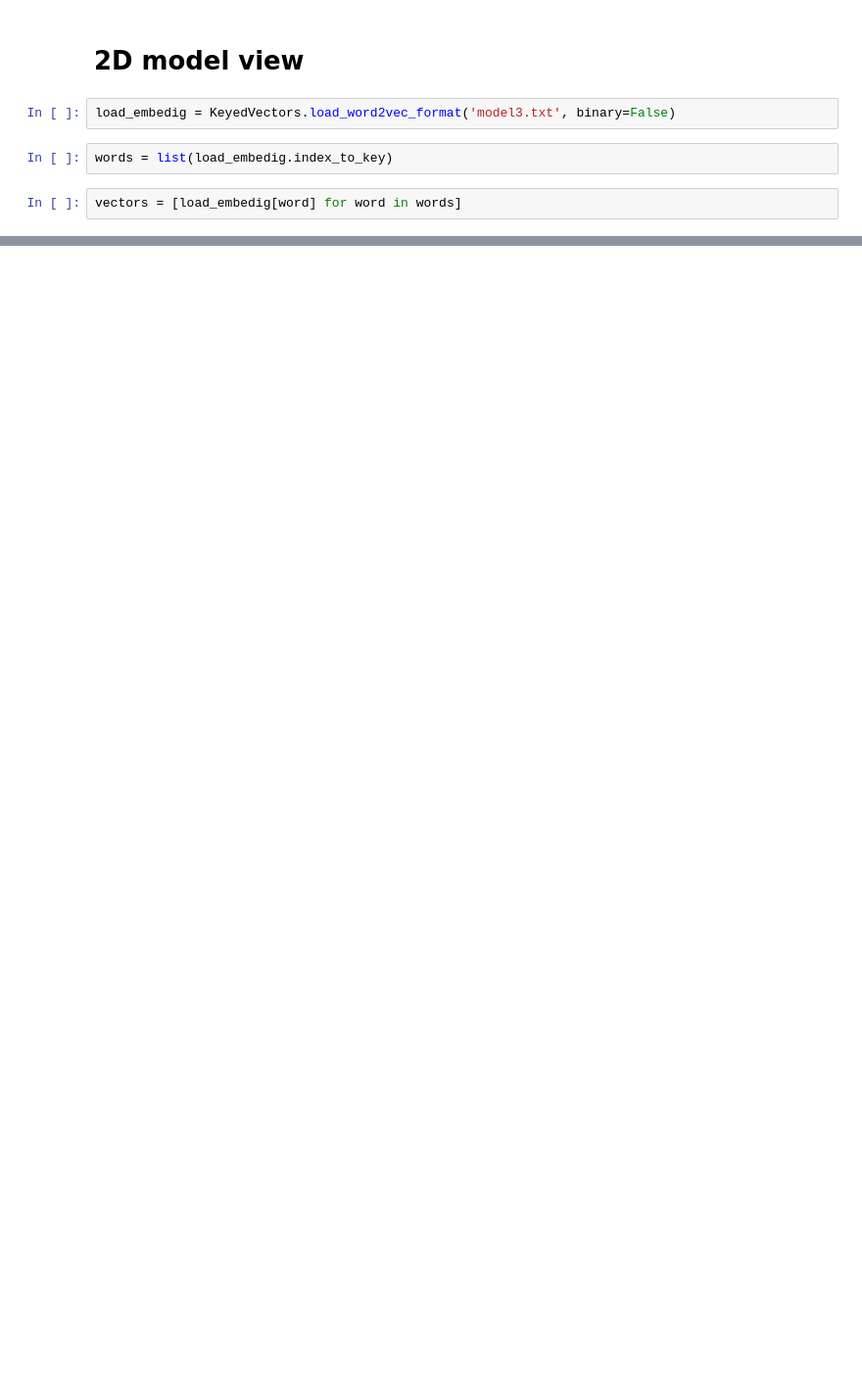
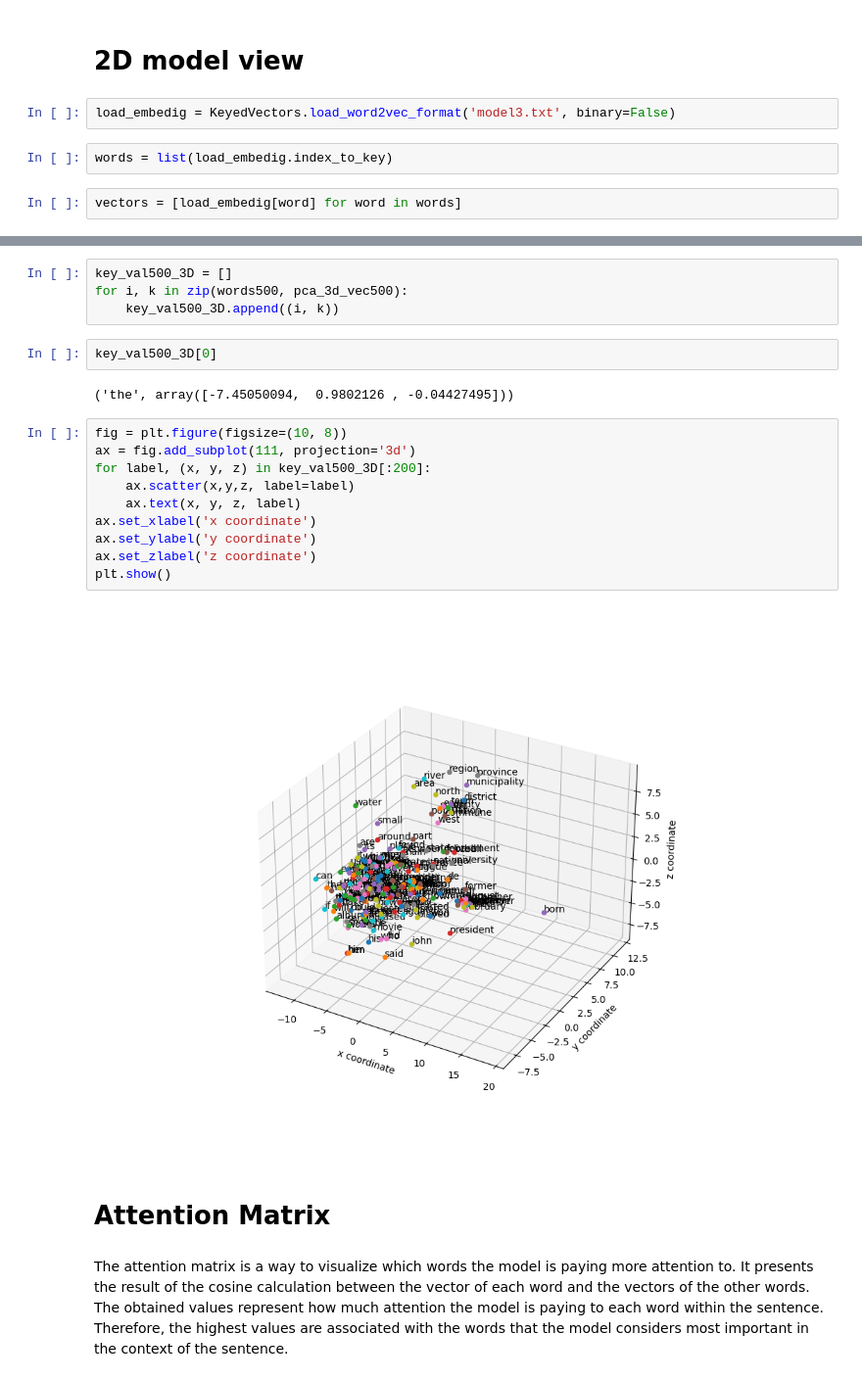
Before and after one commit to 1up9059/NLP_embedings, a Jupyter notebook: gensim.ipynb, the cells around one changed output, grey strips where cells are left out. Shown at 98% size. Drawn from its saved outputs; the diff is of its cells as text; blank space fills up the shorter version.

```diff
--- a/gensim.ipynb
+++ b/gensim.ipynb
@@ -333,0 +426,24 @@ plt.show()
+# %%
+key_val500_3D = []
+for i, k in zip(words500, pca_3d_vec500):
+    key_val500_3D.append((i, k))
+# %%
+key_val500_3D[0]
+# %% [output]
+('the', array([-7.45050094,  0.9802126 , -0.04427495]))
+# %%
+fig = plt.figure(figsize=(10, 8))
+ax = fig.add_subplot(111, projection='3d')
+for label, (x, y, z) in key_val500_3D[:200]:
+    ax.scatter(x,y,z, label=label)
+    ax.text(x, y, z, label)
+ax.set_xlabel('x coordinate')
+ax.set_ylabel('y coordinate')
+ax.set_zlabel('z coordinate')
+plt.show()
+# %% [output]
+[figure, added]
+# %% [markdown]
+# Attention Matrix
+# %% [markdown]
+The attention matrix is a way to visualize which words the model is paying more attention to. It presents the result of the cosine calculation between the vector of each word and the vectors of the other words. The obtained values represent how much attention the model is paying to each word within the sentence. Therefore, the highest values are associated with the words that the model considers most important in the context of the sentence.
```
Also changed, not shown: parts of 68 cells of this notebook, 4 other files.
